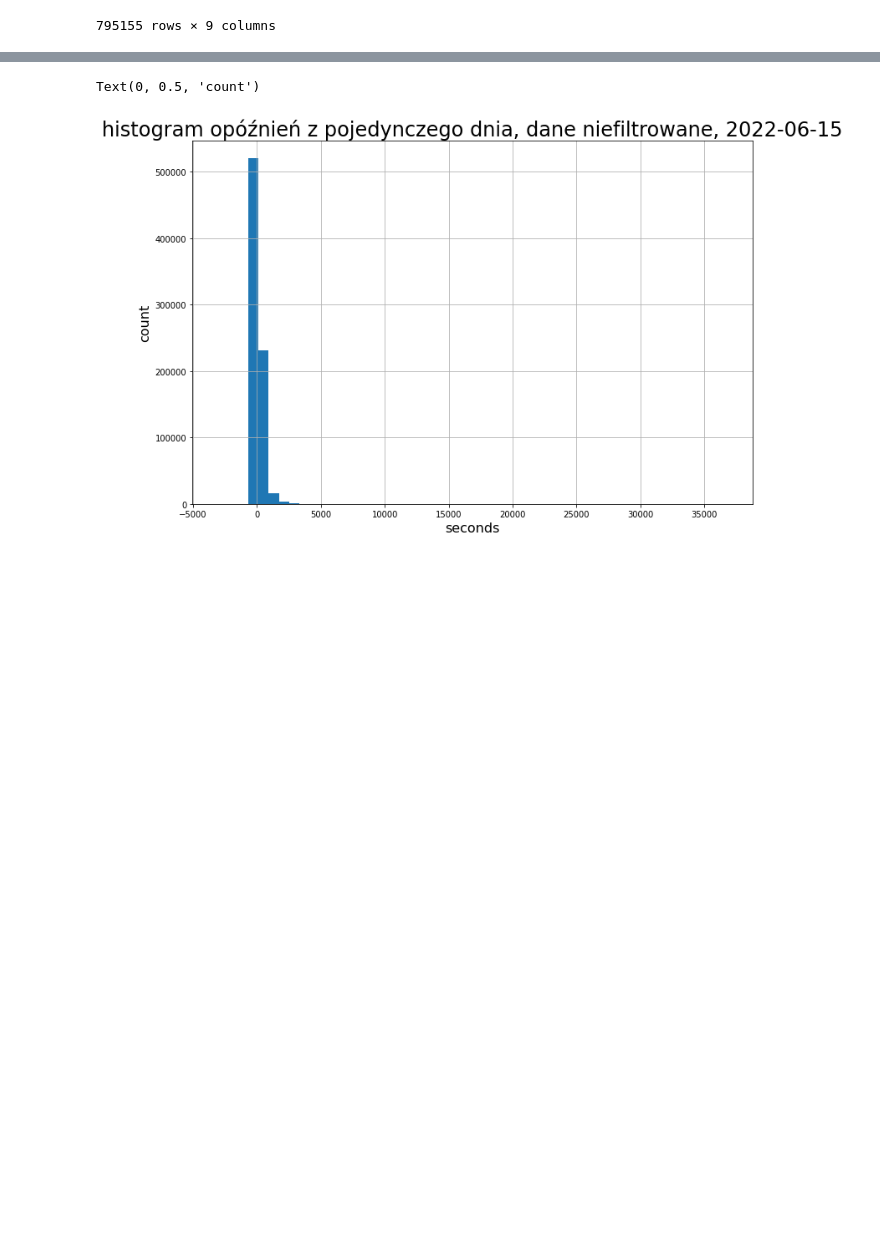
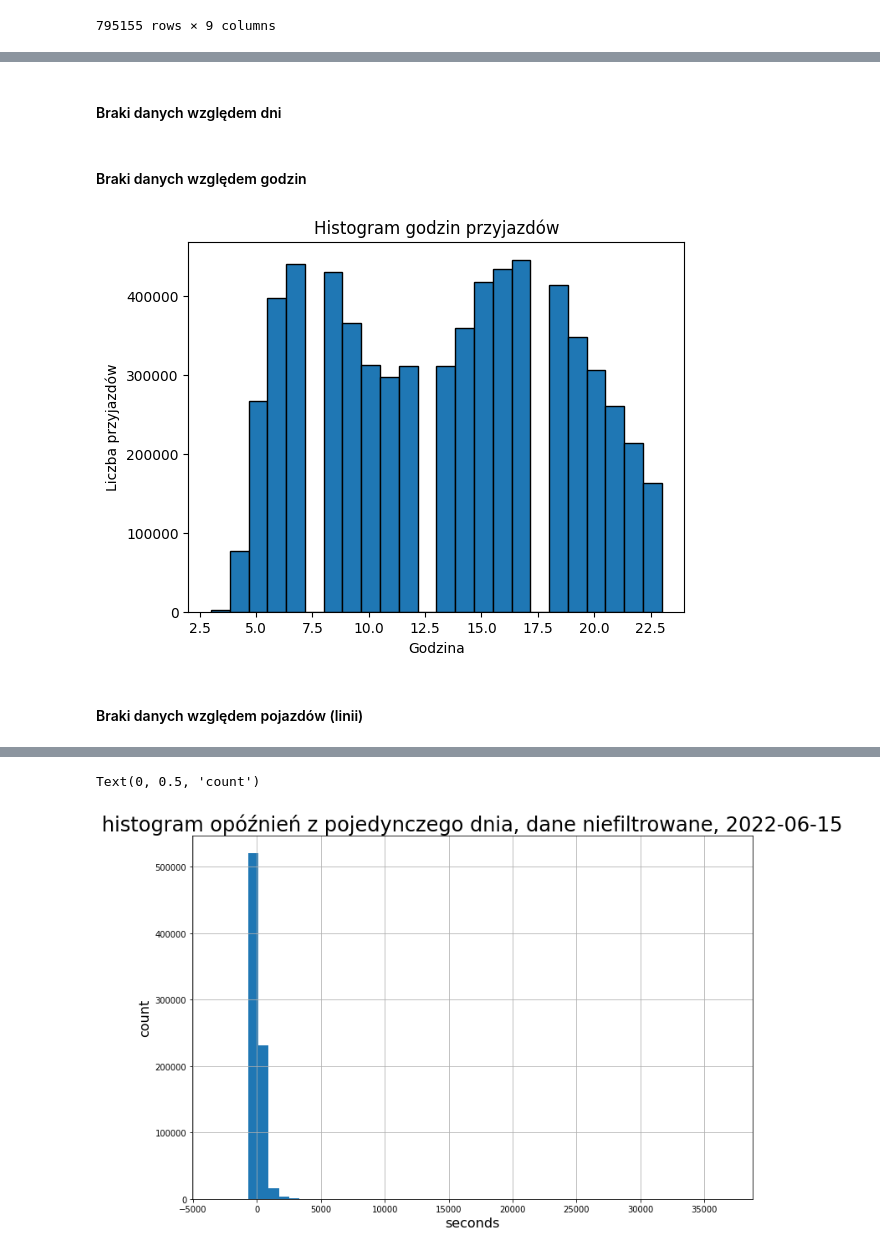
Before and after one commit to hoanganhlinh/praca-inzynierska, a Jupyter notebook: EDA.ipynb, the cells around one changed output, grey strips where cells are left out. Cells and saved outputs as stored; diff of their text form; code cells hidden in the pictures; blank space fills up the shorter version.

Commit message:
add EDA updates: missing data analysis

```diff
--- a/EDA.ipynb
+++ b/EDA.ipynb
@@ -159,0 +179,13 @@ merged_df
+# %%
+directory = "./dane/"
+day = "2022-06-15"
+
+filepath = directory +  day
+
+filepath1 = filepath + ".gtfs"
+stop_times_df = pd.read_csv(filepath1 + '/stop_times.txt')
+routes_df = pd.read_csv(filepath1 + "/routes.txt")
+trips_df = pd.read_csv(filepath1 + "/trips.txt")
+
+filepath2 = filepath + "-rt.gtfs"
+rt_stop_times_df = pd.read_csv(filepath2 + "/stop_times.txt")
@@ -159,0 +257,5 @@ merged_df
+# %%
+tmp = pd.merge(stop_times_df, trips_df, on='trip_id')
+tmp = pd.merge(tmp, routes_df, on='route_id')
+tmp = tmp[["trip_id", "stop_id", "route_id", "route_short_name", "date", "arrival_time"]]
+tmp
@@ -159,0 +276,12 @@ merged_df
+# %%
+final_missingval_merge = tmp.merge(rt_stop_times_df, on=['trip_id', 'stop_id'], how='outer')
+final_missingval_merge = final_missingval_merge.drop(['departure_time', 'stop_sequence'], axis=1)
+
+# Remove leading and trailing whitespaces using str.strip()
+final_missingval_merge['arrival_time_x'] = final_missingval_merge['arrival_time_x'].str.strip()
+final_missingval_merge['arrival_time_y'] = final_missingval_merge['arrival_time_y'].str.strip()
+
+final_missingval_merge['diff'] = pd.to_timedelta(final_missingval_merge['arrival_time_y'], errors='coerce') - pd.to_timedelta(final_missingval_merge['arrival_time_x'], errors='coerce')
+final_missingval_merge['diff'] = final_missingval_merge['diff'].apply(lambda x: pd.Timedelta.total_seconds(x) if pd.notna(x) else x)
+
+final_missingval_merge
@@ -159,0 +327,22 @@ merged_df
+# %% [markdown]
+#### Braki danych względem dni
+# %%
+final_missingval_merge['arrival_time_y'] = pd.to_datetime(final_missingval_merge['arrival_time_y'], format='%H:%M:%S')
+plt.hist(final_missingval_merge['arrival_time_y'].dt.hour, bins=24, edgecolor='black')
+plt.title('Histogram godzin przyjazdów')
+plt.xlabel('Godzina')
+plt.ylabel('Liczba przyjazdów')
+plt.show()
+# %% [markdown]
+#### Braki danych względem godzin
+# %%
+final_missingval_merge['arrival_time_y'] = pd.to_datetime(final_missingval_merge['arrival_time_y'], format='%H:%M:%S')
+plt.hist(final_missingval_merge['arrival_time_y'].dt.hour, bins=24, edgecolor='black')
+plt.title('Histogram godzin przyjazdów')
+plt.xlabel('Godzina')
+plt.ylabel('Liczba przyjazdów')
+plt.show()
+# %% [output]
+[figure, added]
+# %% [markdown]
+#### Braki danych względem pojazdów (linii)
```
Also changed, not shown: parts of 31 cells of this notebook.
